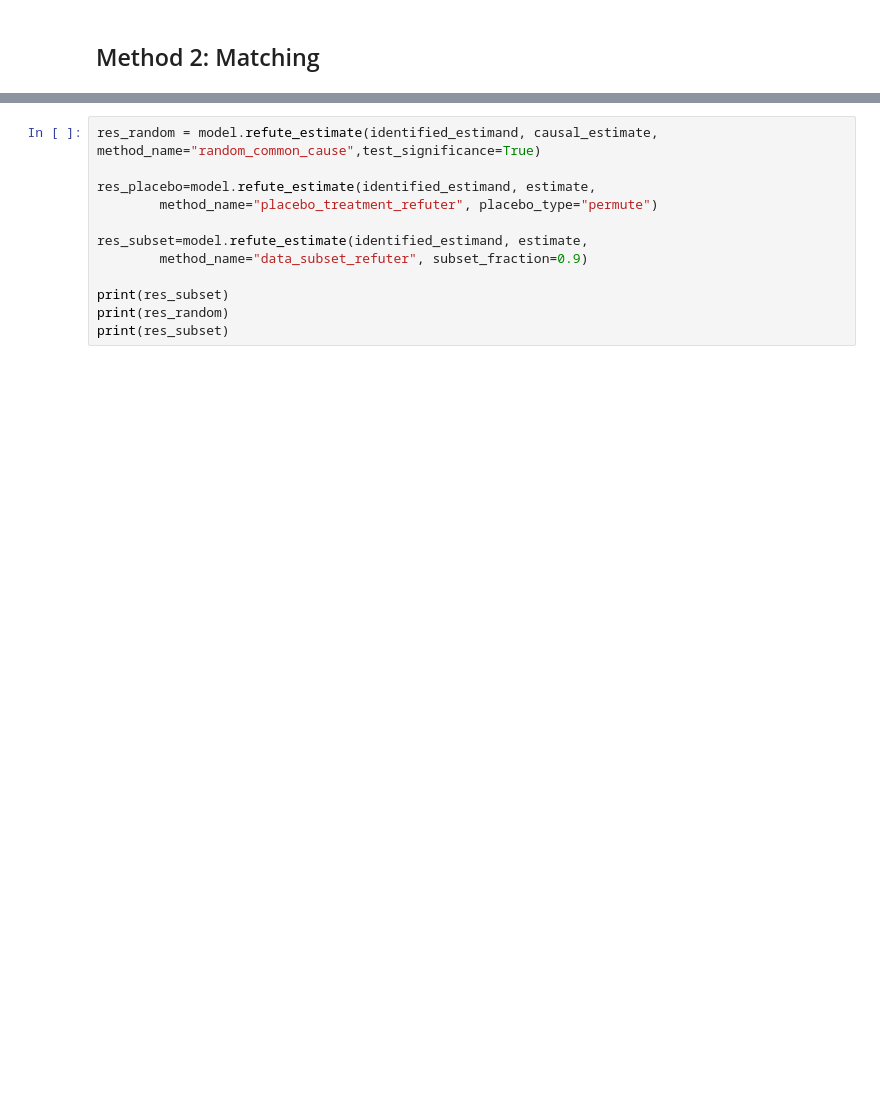
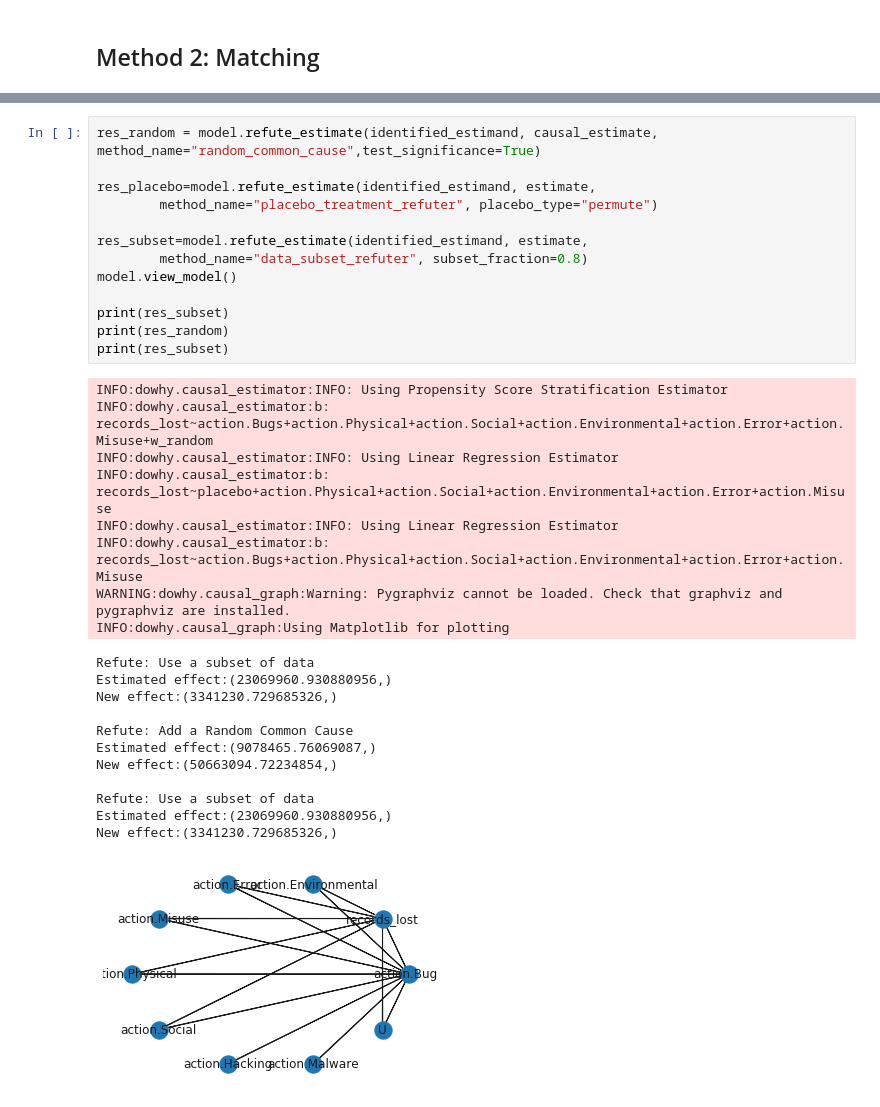
Before and after one commit to ethanpaek/CloudBleed_Project_2019, a Jupyter notebook: vcdb_parse.ipynb, the cells around one changed output, grey strips where cells are left out. Drawn from its saved outputs; the diff is of its cells as text; blank space fills up the shorter version.

```diff
--- a/vcdb_parse.ipynb
+++ b/vcdb_parse.ipynb
@@ -146,12 +413,34 @@ print("Causal Estimate is " + str(causal_estimate_match.value))
 # %%
 res_random = model.refute_estimate(identified_estimand, causal_estimate, method_name="random_common_cause",test_significance=True)
 
 res_placebo=model.refute_estimate(identified_estimand, estimate,
         method_name="placebo_treatment_refuter", placebo_type="permute")
 
 res_subset=model.refute_estimate(identified_estimand, estimate,
-        method_name="data_subset_refuter", subset_fraction=0.9)
+        method_name="data_subset_refuter", subset_fraction=0.8)
+model.view_model()
 
 print(res_subset)
 print(res_random)
 print(res_subset)
+# %% [output]
+INFO:dowhy.causal_estimator:INFO: Using Propensity Score Stratification Estimator
+INFO:dowhy.causal_estimator:b: records_lost~action.Bugs+action.Physical+action.Social+action.Environmental+action.Error+action.Misuse+w_random
+INFO:dowhy.causal_estimator:INFO: Using Linear Regression Estimator
+INFO:dowhy.causal_estimator:b: records_lost~placebo+action.Physical+action.Social+action.Environmental+action.Error+action.Misuse
+INFO:dowhy.causal_estimator:INFO: Using Linear Regression Estimator
+INFO:dowhy.causal_estimator:b: records_lost~action.Bugs+action.Physical+action.Social+action.Environmental+action.Error+action.Misuse
+WARNING:dowhy.causal_graph:Warning: Pygraphviz cannot be loaded. Check that graphviz and pygraphviz are installed.
+INFO:dowhy.causal_graph:Using Matplotlib for plotting
+Refute: Use a subset of data
+Estimated effect:(23069960.930880956,)
+New effect:(3341230.729685326,)
+
+Refute: Add a Random Common Cause
+Estimated effect:(9078465.76069087,)
+New effect:(50663094.72234854,)
+
+Refute: Use a subset of data
+Estimated effect:(23069960.930880956,)
+New effect:(3341230.729685326,)
+[figure, added]
```
Also changed, not shown: parts of 18 cells of this notebook, 8 other files.
